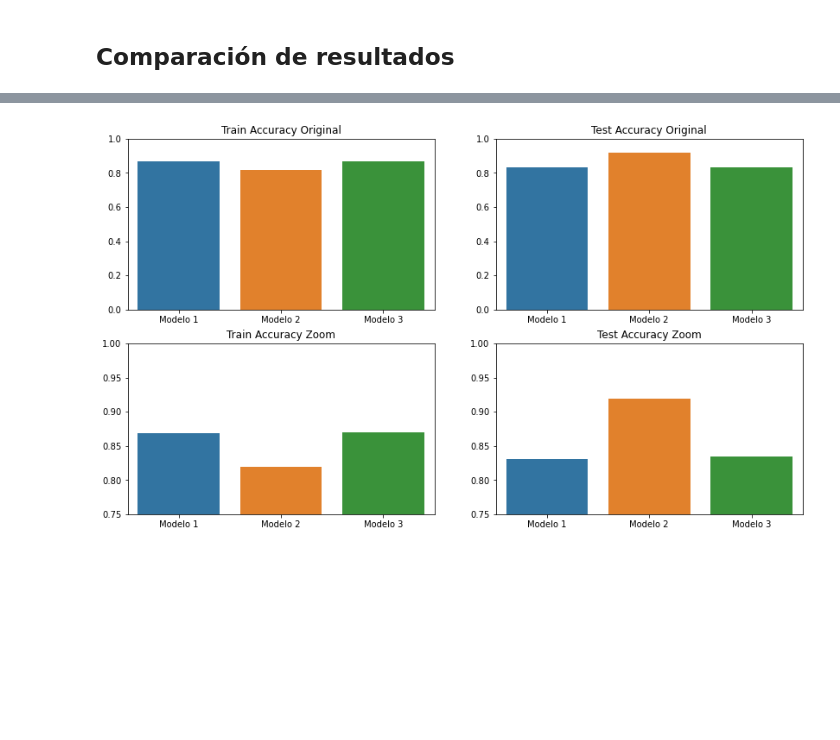
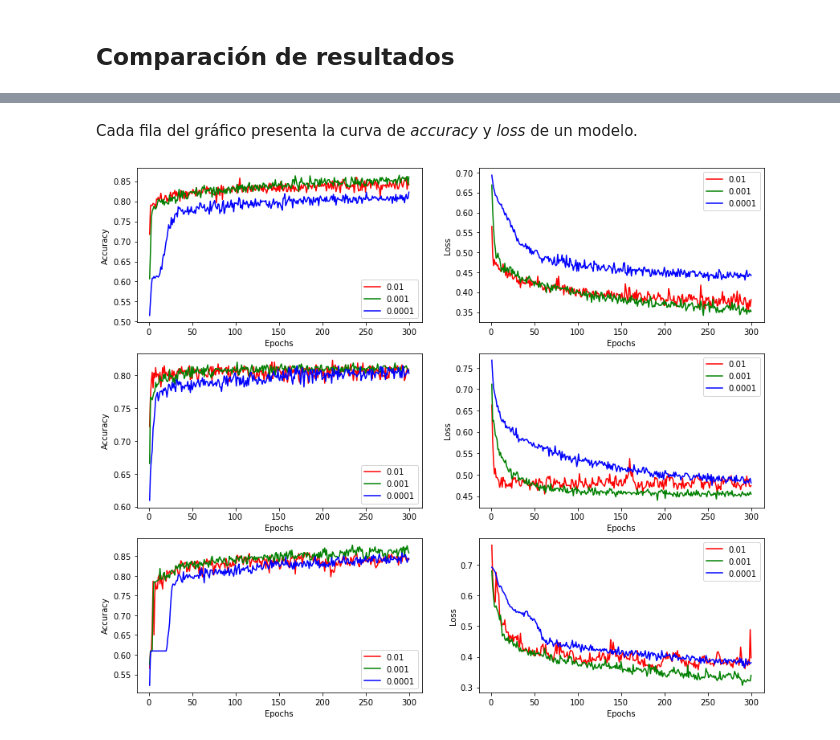
Before and after one commit to maticlein/lab1_MLA_perceptron_multicapa, a Jupyter notebook: notebooks/lab1.ipynb, the cells around one changed output, grey strips where cells are left out. Cells and saved outputs as stored; diff of their text form; code cells hidden in the pictures; blank space fills up the shorter version.

Commit message:
learning rates & plot

```diff
--- a/notebooks/lab1.ipynb
+++ b/notebooks/lab1.ipynb
@@ -521,20 +439,0 @@ epochs = range(1, len(loss_values_1) + 1)
-# %%
-fig, ax = plt.subplots(3, 2, figsize = (12, 16))
-
-accuracy_list = [accuracy_1, accuracy_2, accuracy_3]
-val_accuracy_list = [val_accuracy_1, val_accuracy_2, val_accuracy_3]
-loss_values_list = [loss_values_1, loss_values_2, loss_values_3]
-val_loss_values_list = [val_loss_values_1, val_loss_values_2, val_loss_values_3]
-
-for i in range(0,3):
-    ax[i][0].plot(epochs, accuracy_list[i], 'b', label = "accuracy")
-    ax[i][0].plot(epochs, val_accuracy_list[i], 'r', label = "val_accuracy")
-    ax[i][1].plot(epochs, loss_values_list[i], 'b', label = "loss")
-    ax[i][1].plot(epochs, val_loss_values_list[i], 'r', label = "val_loss")
-    ax[i][0].set_xlabel("Epochs")
-    ax[i][0].set_ylabel("Accuracy")
-    ax[i][1].set_xlabel("Epochs")
-    ax[i][1].set_ylabel("Loss")
-    ax[i][0].legend()
-    ax[i][1].legend()
-plt.show()
@@ -543,24 +440,34 @@ plt.show()
-# %%
-model_list = ["Modelo 1", "Modelo 2", "Modelo 3"]
-train_acc_list = [train_acc, train_acc_2, train_acc_3]
-test_acc_list = [test_acc, test_acc_2, test_acc_3]
-
-fig, ax = plt.subplots(2, 2, figsize = (14, 8))
-# Original
-ax[0][0].set_title("Train Accuracy Original")
-ax[0][1].set_title("Test Accuracy Original")
-ax[0][0].set_ylim(0, 1)
-ax[0][1].set_ylim(0, 1)
-sns.barplot(x = model_list, y = train_acc_list, ax = ax[0][0])
-sns.barplot(x = model_list, y = test_acc_list, ax = ax[0][1])
-
-# Con Zoom
-ax[1][0].set_title("Train Accuracy Zoom")
-ax[1][1].set_title("Test Accuracy Zoom")
-ax[1][0].set_ylim(0.75, 1)
-ax[1][1].set_ylim(0.75, 1)
-sns.barplot(x = model_list, y = train_acc_list, ax = ax[1][0])
-sns.barplot(x = model_list, y = test_acc_list, ax = ax[1][1])
-plt.show()
-# %% [output]
-[figure, removed]
+# %% [markdown]
+Cada fila del gráfico presenta la curva de *accuracy* y *loss* de un modelo.
+# %%
+# model_1_list[0][0].history["accuracy"]
+fig, ax = plt.subplots(3, 2, figsize = (14, 12))
+epochs = range(1, len(model_1_list[0].history["accuracy"]) + 1)
+
+accuracy_list_model_1 = [model_1_list[0].history["accuracy"], model_1_list[1].history["accuracy"], model_1_list[2].history["accuracy"]]
+accuracy_list_model_2 = [model_2_list[0].history["accuracy"], model_2_list[1].history["accuracy"], model_2_list[2].history["accuracy"]]
+accuracy_list_model_3 = [model_3_list[0].history["accuracy"], model_3_list[1].history["accuracy"], model_3_list[2].history["accuracy"]]
+
+loss_values_list_model_1 = [model_1_list[0].history["loss"], model_1_list[1].history["loss"], model_1_list[2].history["loss"]]
+loss_values_list_model_2 = [model_2_list[0].history["loss"], model_2_list[1].history["loss"], model_2_list[2].history["loss"]]
+loss_values_list_model_3 = [model_3_list[0].history["loss"], model_3_list[1].history["loss"], model_3_list[2].history["loss"]]
+
+accuracy_values = [accuracy_list_model_1, accuracy_list_model_2, accuracy_list_model_3]
+loss_values = [loss_values_list_model_1, loss_values_list_model_2, loss_values_list_model_3]
+
+colors = ["r", "g", "b"]
+labels = ["0.01", "0.001", "0.0001"]
+
+for i in range(0, 3):
+    for j in range(0, 3):
+        ax[i][0].plot(epochs, accuracy_values[i][j], color = colors[j], label = labels[j])
+        ax[i][1].plot(epochs, loss_values[i][j], color = colors[j], label = labels[j])
+    ax[i][0].set_xlabel("Epochs")
+    ax[i][0].set_ylabel("Accuracy")
+    ax[i][1].set_xlabel("Epochs")
+    ax[i][1].set_ylabel("Loss")
+    ax[i][0].legend()
+    ax[i][1].legend()
+plt.show()
+# %% [output]
+[figure, added]
```
Also changed, not shown: parts of 19 cells of this notebook.
